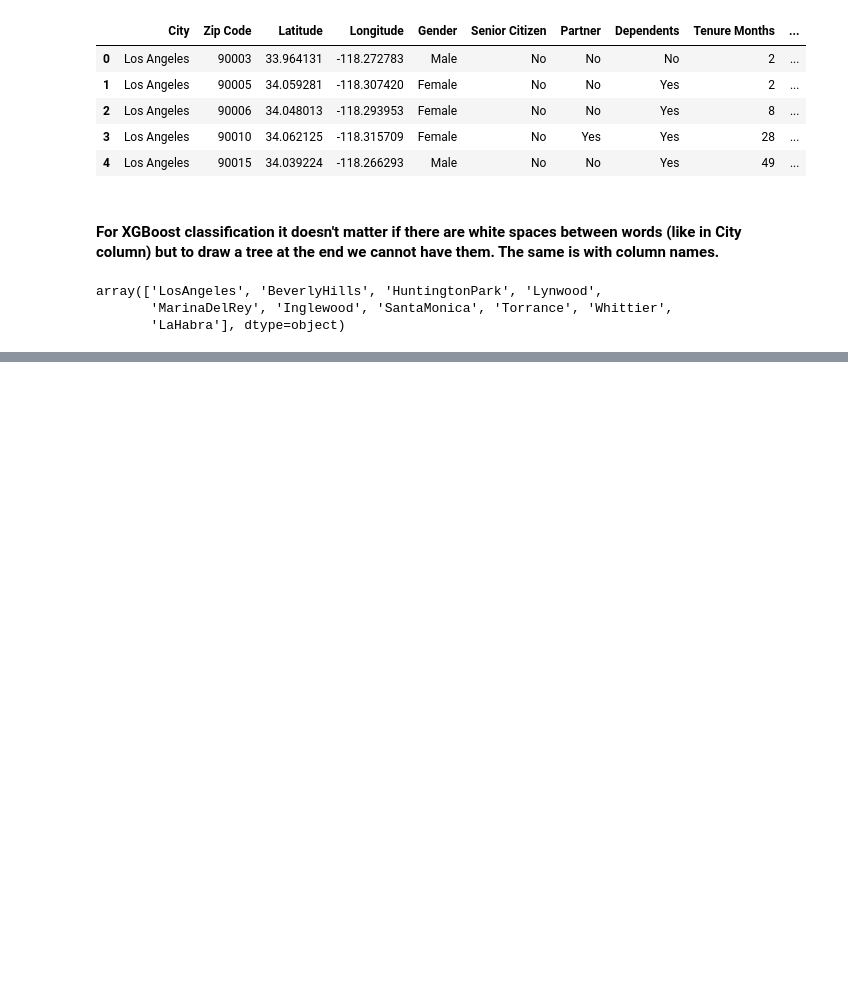
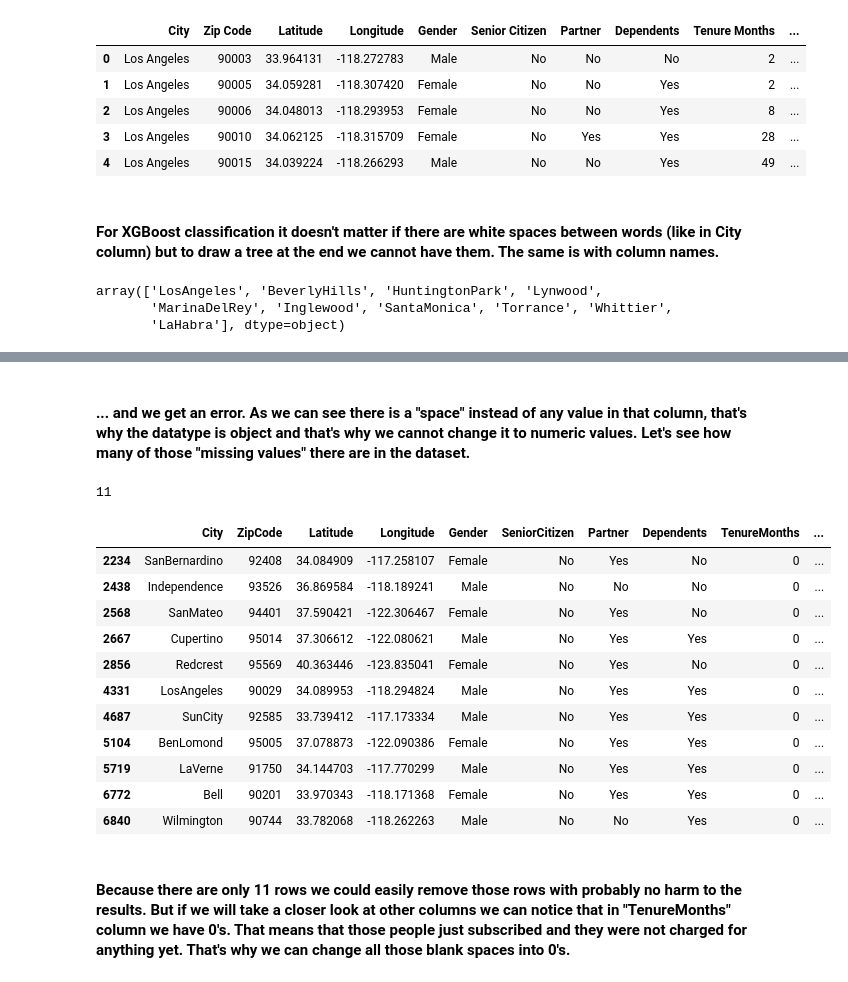
Before and after one commit to tomasz-urban/ML-projects, a Jupyter notebook: XGBoost_telco_customers/XGBoost_telco_customer.ipynb, the cells around one changed output, grey strips where cells are left out. Drawn from its saved outputs; the diff is of its cells as text; code cells hidden in the pictures; blank space fills up the shorter version.

Commit message:
Handling missing data

```diff
--- a/XGBoost_telco_customers/XGBoost_telco_customer.ipynb
+++ b/XGBoost_telco_customers/XGBoost_telco_customer.ipynb
@@ -107,0 +157,2 @@ df_eda.columns = df_eda.columns.str.replace(' ','')
+# %%
+df_eda['Total_Charges'] = pd.to_numeric(df_eda['TotalCharges'])
@@ -107,0 +175,23 @@ df_eda.columns = df_eda.columns.str.replace(' ','')
+# %% [markdown]
+#### ... and we get an error. As we can see there is a "space" instead of any value in that column, that's why the datatype is object and that's why we cannot change it to numeric values. Let's see how many of those "missing values" there are in the dataset.
+# %%
+len(df_eda.loc[df_eda['TotalCharges'] == ' '])
+# %% [output]
+11
+# %%
+df_eda[df_eda['TotalCharges'] == ' ']
+# %% [output]
+|  | City | ZipCode | Latitude | Longitude | Gender | SeniorCitizen | Partner | Dependents | TenureMonths | ... |
+| 2234 | SanBernardino | 92408 | 34.084909 | -117.258107 | Female | No | Yes | No | 0 | ... |
+| 2438 | Independence | 93526 | 36.869584 | -118.189241 | Male | No | No | No | 0 | ... |
+| 2568 | SanMateo | 94401 | 37.590421 | -122.306467 | Female | No | Yes | No | 0 | ... |
+| 2667 | Cupertino | 95014 | 37.306612 | -122.080621 | Male | No | Yes | Yes | 0 | ... |
+| 2856 | Redcrest | 95569 | 40.363446 | -123.835041 | Female | No | Yes | No | 0 | ... |
+| 4331 | LosAngeles | 90029 | 34.089953 | -118.294824 | Male | No | Yes | Yes | 0 | ... |
+| 4687 | SunCity | 92585 | 33.739412 | -117.173334 | Male | No | Yes | Yes | 0 | ... |
+| 5104 | BenLomond | 95005 | 37.078873 | -122.090386 | Female | No | Yes | Yes | 0 | ... |
+| 5719 | LaVerne | 91750 | 34.144703 | -117.770299 | Male | No | Yes | Yes | 0 | ... |
+| 6772 | Bell | 90201 | 33.970343 | -118.171368 | Female | No | Yes | Yes | 0 | ... |
+| 6840 | Wilmington | 90744 | 33.782068 | -118.262263 | Male | No | No | Yes | 0 | ... |
+# %% [markdown]
+#### Because there are only 11 rows we could easily remove those rows with probably no harm to the results. But if we will take a closer look at other columns we can notice that in "TenureMonths" column we have 0's. That means that those people just subscribed and they were not charged for anything yet. That's why we can change all those blank spaces into 0's.
```
Also changed, not shown: parts of 12 cells of this notebook.
